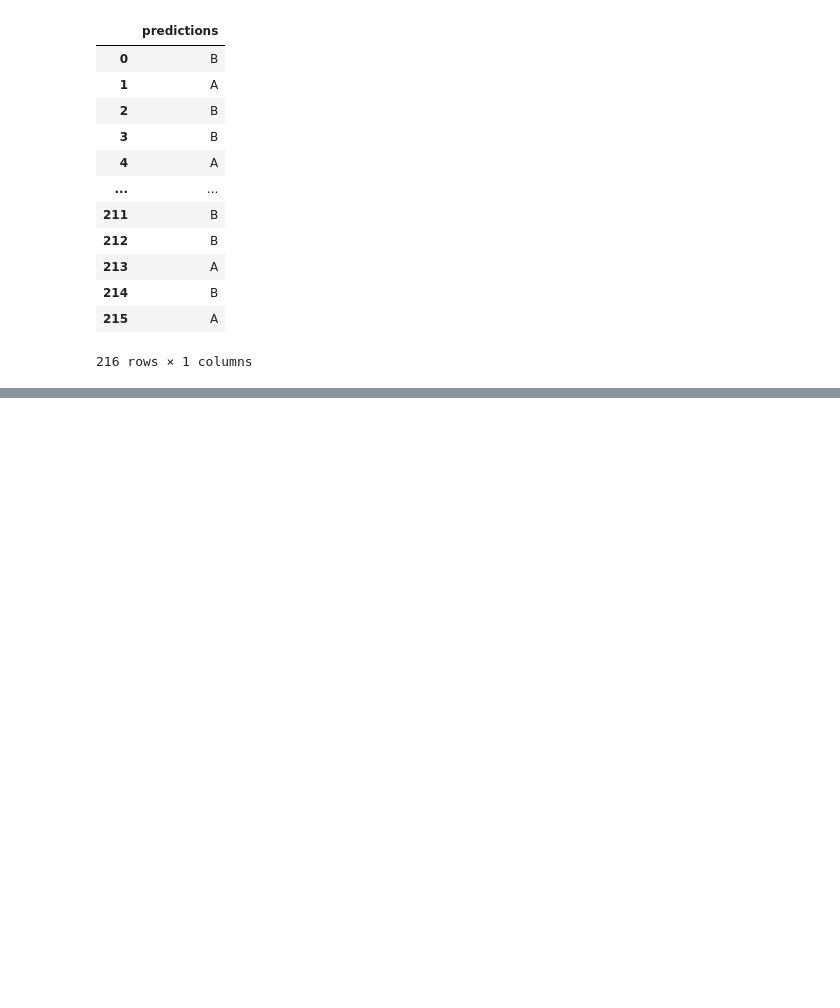
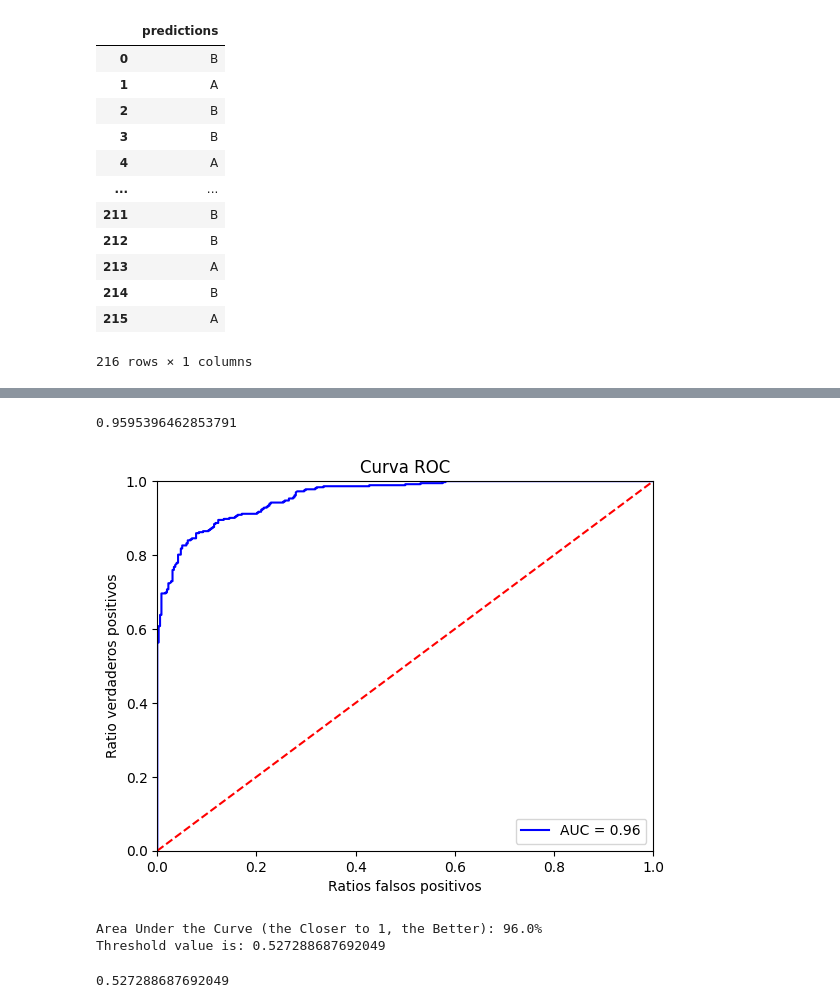
Before and after one commit to falken1983/PDS01_datathon, a Jupyter notebook: datathon_blueberry.ipynb, the cells around one changed output, grey strips where cells are left out. Drawn from its saved outputs; the diff is of its cells as text; code cells hidden in the pictures; blank space fills up the shorter version.

```diff
--- a/datathon_blueberry.ipynb
+++ b/datathon_blueberry.ipynb
@@ -2129,0 +2138,7 @@ pd.Series(test_pred_star).map({0: "A", 1: "B"}).to_frame(name="predictions")
+# %%
+data_predicted = pd.read_excel(
+    "./check_predictions_train.xlsx"
+)
+# %%
+data_predicted = data_predicted.iloc[:,:-2]
+data_predicted.head()
@@ -2129,0 +2182,11 @@ pd.Series(test_pred_star).map({0: "A", 1: "B"}).to_frame(name="predictions")
+# %%
+roc_auc_score(data_predicted["Clase"].replace({"A": 0, "B": 1}), data_predicted["proba_class_1"])
+# %% [output]
+0.9595396462853791
+# %%
+roc_auc_results(data_predicted["Clase"].replace({"A": 0, "B": 1}), data_predicted["proba_class_1"])
+# %% [output]
+[figure, added]
+Area Under the Curve (the Closer to 1, the Better): 96.0%
+Threshold value is: 0.527288687692049
+0.527288687692049
```
Also changed, not shown: parts of 9 cells of this notebook, 1 other file.
